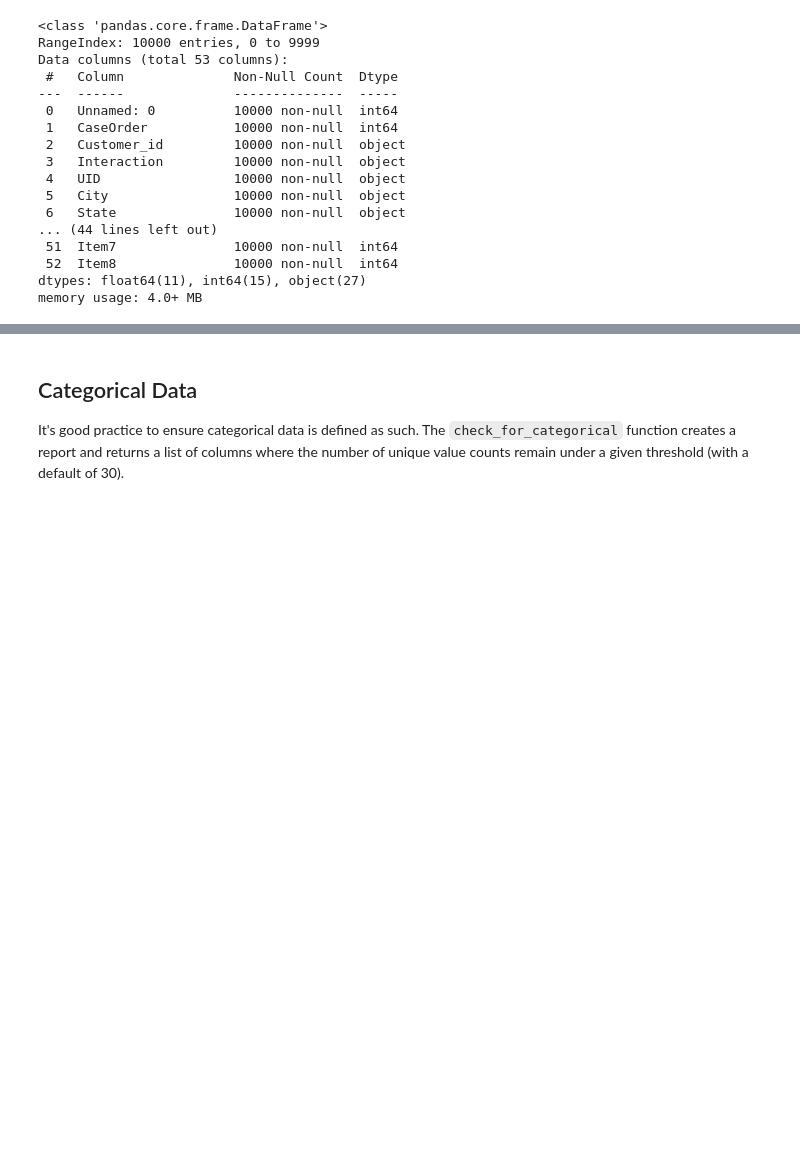
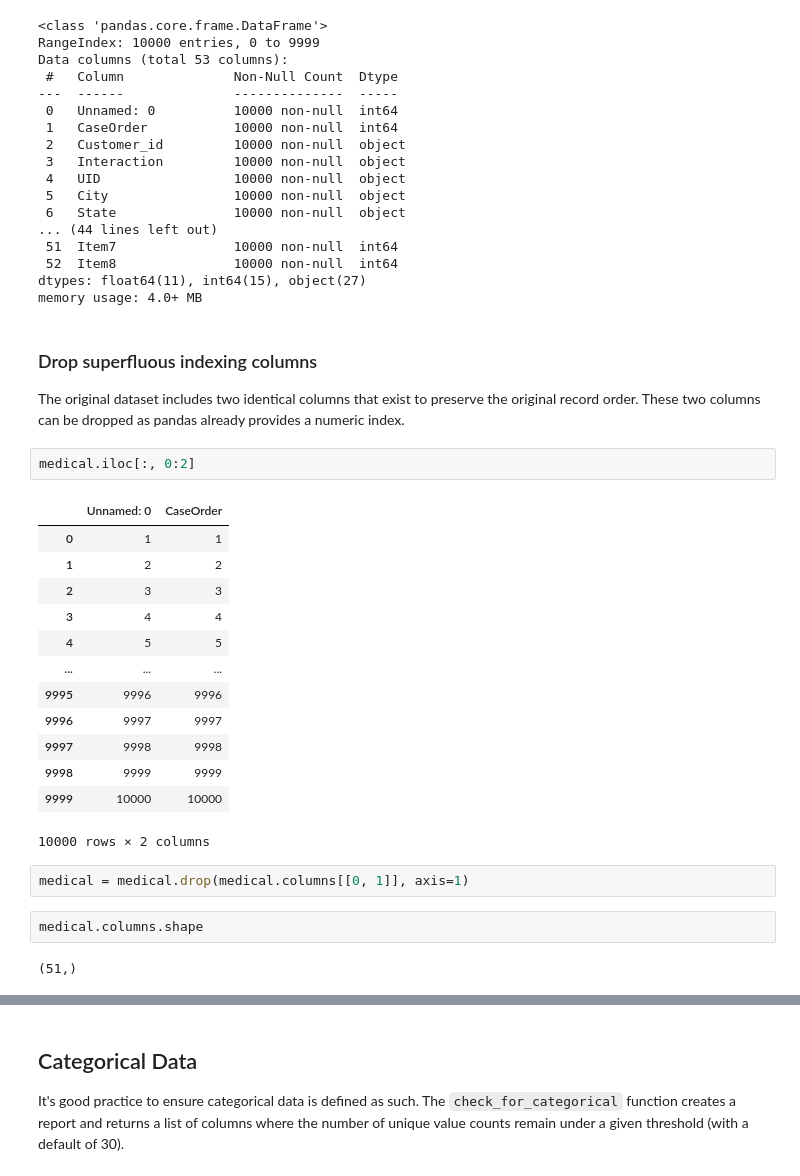
Before and after one commit to cshawnkeech/D206_Data_Cleaning_Keech, a Jupyter notebook: notebooks/001_medical_eda.ipynb, the cells around one changed output, grey strips where cells are left out. Drawn from its saved outputs; the diff is of its cells as text; blank space fills up the shorter version.

```diff
--- a/notebooks/001_medical_eda.ipynb
+++ b/notebooks/001_medical_eda.ipynb
@@ -85,3 +71,31 @@ Data columns (total 53 columns):
  52  Item8               10000 non-null  int64
 dtypes: float64(11), int64(15), object(27)
 memory usage: 4.0+ MB
+# %% [markdown]
+### Drop superfluous indexing columns
+
+The original dataset includes two identical columns that exist to
+preserve the original record order. These two columns can be dropped as
+pandas already provides a numeric index.
+# %%
+medical.iloc[:, 0:2]
+# %% [output]
+|  | Unnamed: 0 | CaseOrder |
+| 0 | 1 | 1 |
+| 1 | 2 | 2 |
+| 2 | 3 | 3 |
+| 3 | 4 | 4 |
+| 4 | 5 | 5 |
+| ... | ... | ... |
+| 9995 | 9996 | 9996 |
+| 9996 | 9997 | 9997 |
+| 9997 | 9998 | 9998 |
+| 9998 | 9999 | 9999 |
+| 9999 | 10000 | 10000 |
+10000 rows × 2 columns
+# %%
+medical = medical.drop(medical.columns[[0, 1]], axis=1)
+# %%
+medical.columns.shape
+# %% [output]
+(51,)
```
Also changed, not shown: parts of 37 cells of this notebook, 8 other files.
